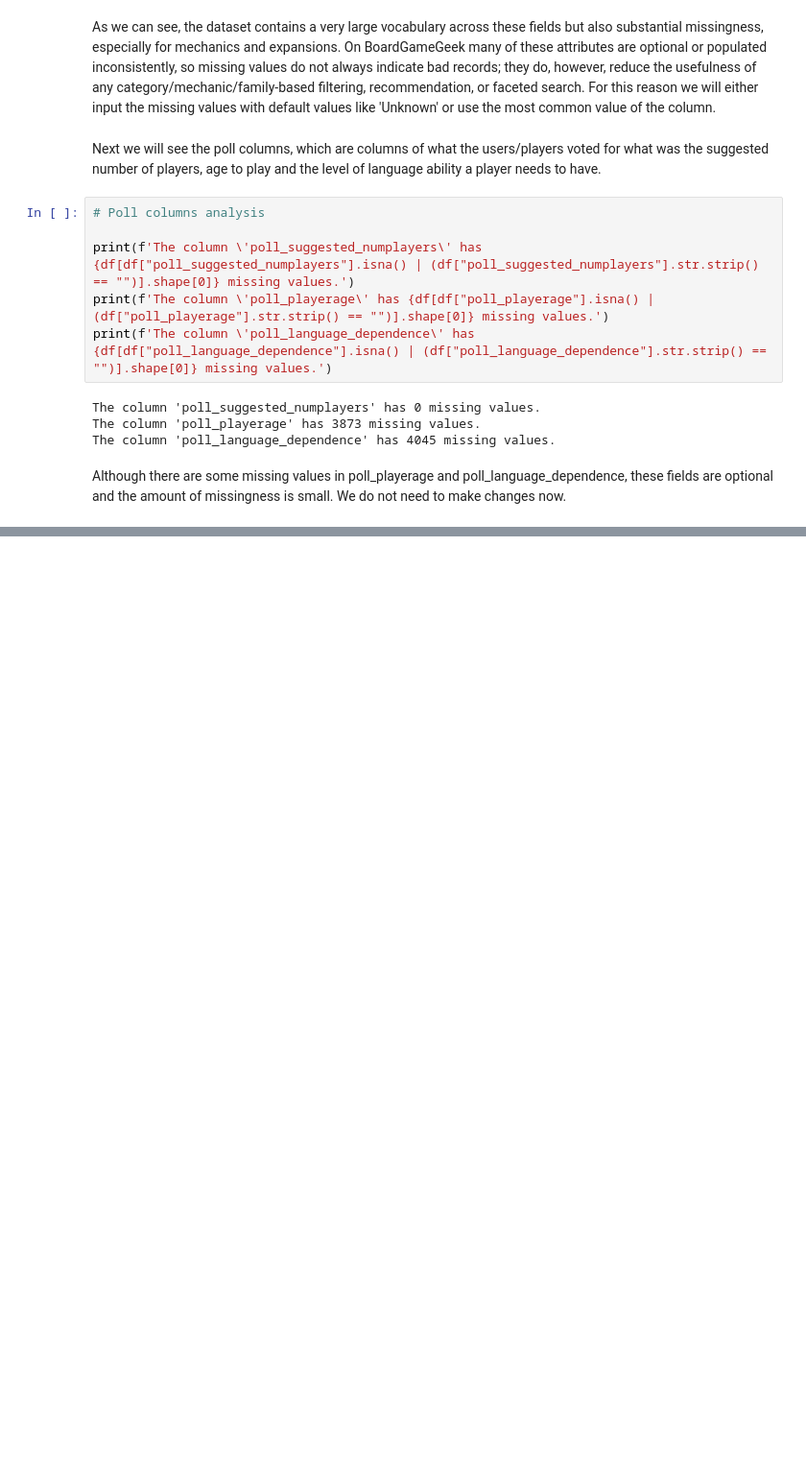
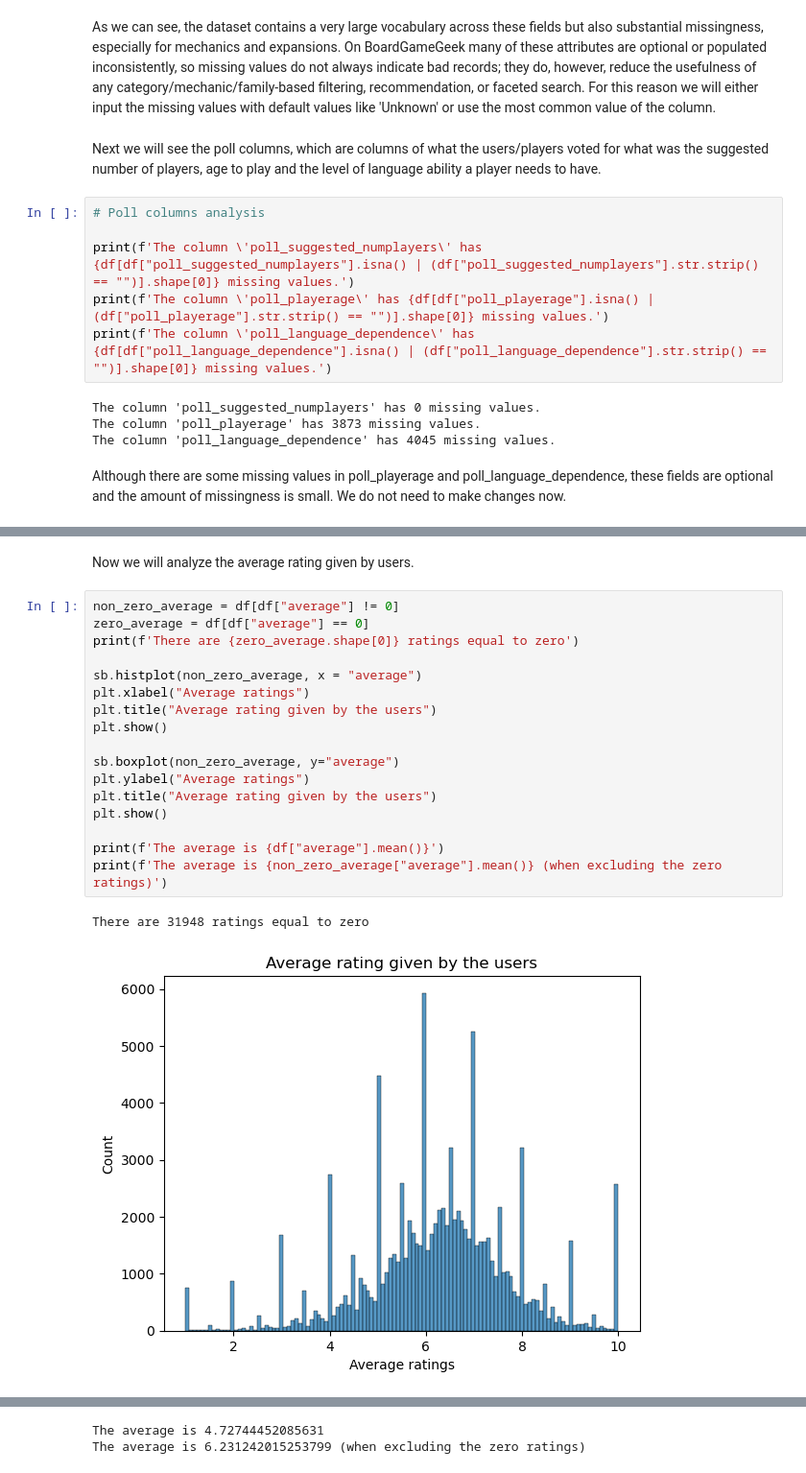
Before and after one commit to LsFaria04/PRI_Board_Games_Search_System, a Jupyter notebook: analysis.ipynb, the cells around one changed output, grey strips where cells are left out. Shown at 96% size. Saved outputs shown, nothing was run; the diff lists cells and outputs as text; blank space fills up the shorter version.

```diff
--- a/analysis.ipynb
+++ b/analysis.ipynb
@@ -462,0 +510,22 @@ Although there are some missing values in poll_playerage and poll_language_depen
+# %% [markdown]
+Now we will analyze the average rating given by users.
+# %%
+non_zero_average = df[df["average"] != 0]
+zero_average = df[df["average"] == 0]
+print(f'There are {zero_average.shape[0]} ratings equal to zero')
+
+sb.histplot(non_zero_average, x = "average")
+plt.xlabel("Average ratings")
+plt.title("Average rating given by the users")
+plt.show()
+
+sb.boxplot(non_zero_average, y="average")
+plt.ylabel("Average ratings")
+plt.title("Average rating given by the users")
+plt.show()
+
+print(f'The average is {df["average"].mean()}')
+print(f'The average is {non_zero_average["average"].mean()} (when excluding the zero ratings)')
+# %% [output]
+There are 31948 ratings equal to zero
+[figure, added]
@@ -462,0 +533,2 @@ Although there are some missing values in poll_playerage and poll_language_depen
+The average is 4.72744452085631
+The average is 6.231242015253799 (when excluding the zero ratings)
```
Also changed, not shown: parts of 5 cells of this notebook.
